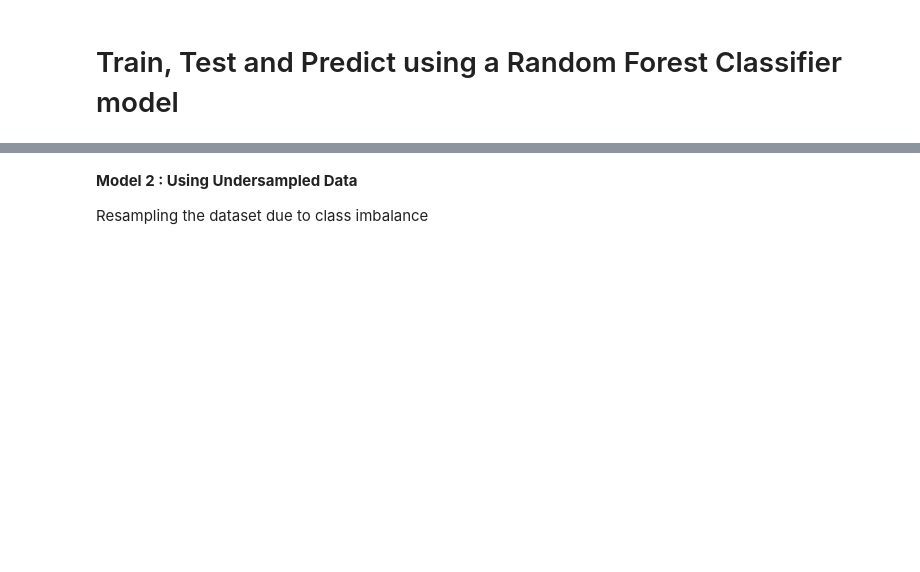
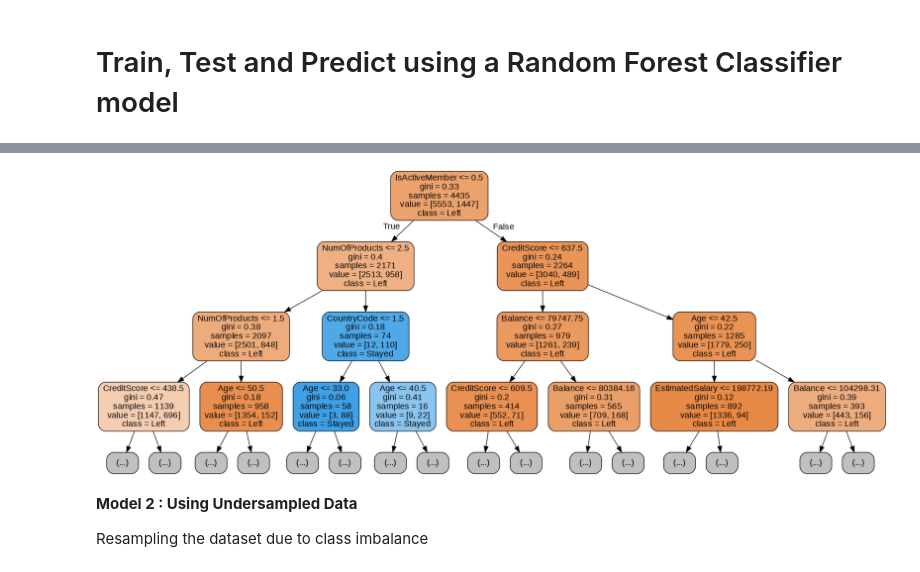
Before and after one commit to DLPY/Classification_Session_1, a Jupyter notebook: Churn_Random_Forest_Classification.ipynb, the cells around one changed output, grey strips where cells are left out. Drawn from its saved outputs; the diff is of its cells as text; code cells hidden in the pictures; blank space fills up the shorter version.

```diff
--- a/Churn_Random_Forest_Classification.ipynb
+++ b/Churn_Random_Forest_Classification.ipynb
@@ -174,20 +271,22 @@ Image(filename = 'tree.png')
 # %%
 # Extract one of the trees from the model
-tree = randomforest_classifier_m1.estimators_[55]
+tree = randomforest_classifier_m1.estimators_[8]
 
 #defining features adn target variables
 target = list(df_data['Exited'].unique())
 feature_names = list(X.columns.values)
 
 # Export as dot file
 export_graphviz(tree, out_file='tree.dot',
 feature_names =feature_names, class_names=['Left', 'Stayed'], rounded = True, proportion = False, precision = 2, filled = True, max_depth=3)
 # Convert to png using system command (requires Graphviz)
 from subprocess import call
 call(['dot', '-Tpng', 'tree.dot', '-o', 'tree.png', '-Gdpi=90'])
 # Display in jupyter notebook
 from IPython.display import Image
 Image(filename = 'tree.png')
+# %% [output]
+[figure, added]
 # %% [markdown]
 **Model 2 : Using Undersampled Data**
 
```
Also changed, not shown: parts of 29 cells of this notebook.
